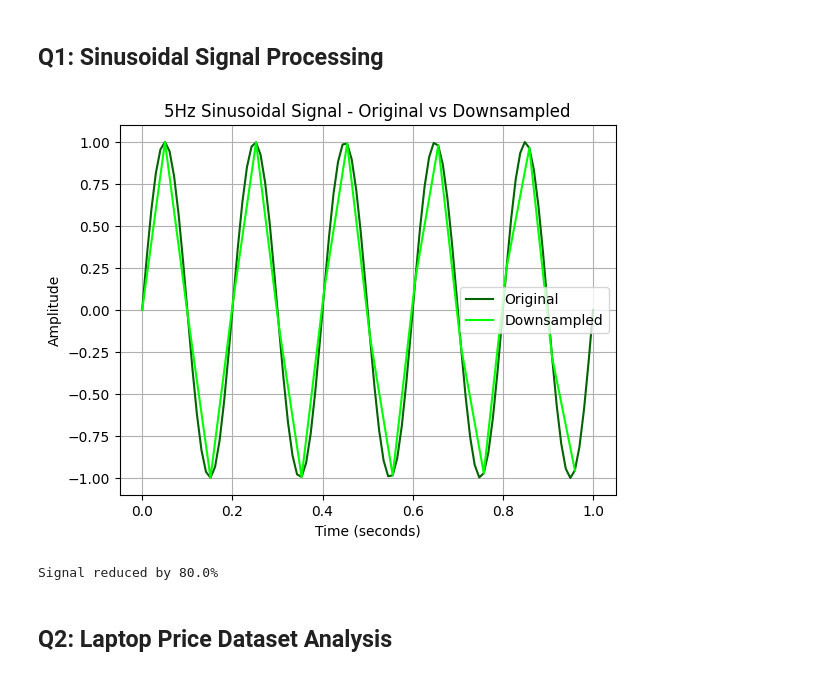
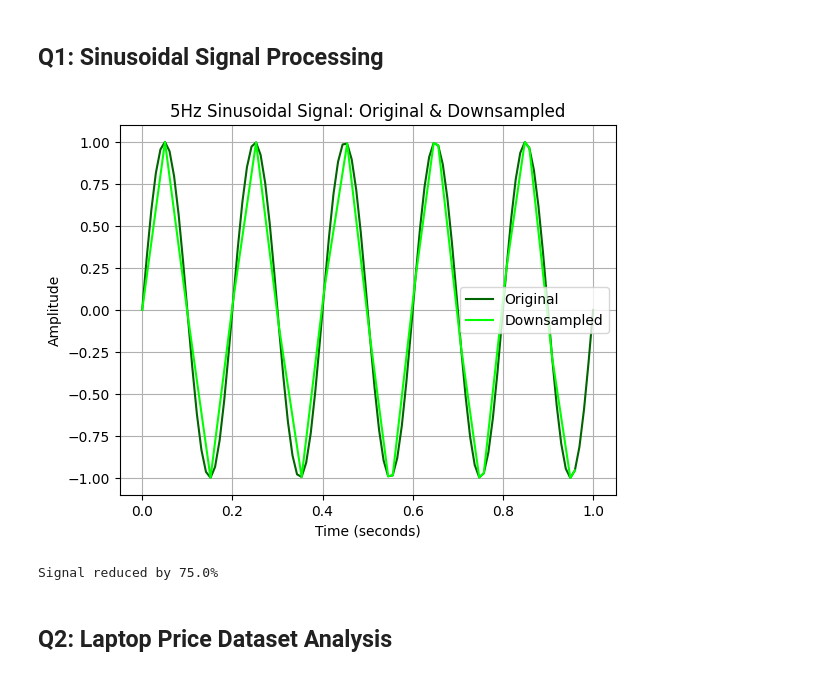
Before and after one commit to SagiHai/First_repository, a Jupyter notebook: miniproject1.ipynb, the cells around one changed output. Drawn from its saved outputs; the diff is of its cells as text; code cells hidden in the pictures.

```diff
--- a/miniproject1.ipynb
+++ b/miniproject1.ipynb
@@ -105,29 +105,53 @@ Note: you may need to restart the kernel to use updated packages.
 # %%
 import numpy as np
 import matplotlib.pyplot as plt
 
-# Create a signal
-t = np.linspace(0, 1, 100)  # Time: 0 till 1 second
-signal = np.sin(2 * np.pi * 5 * t)  # Signal frequency will be 5Hz
+# function to find and keep the key points of the sinus function
+def downsample_signal(signal, t):
+    # list of min and max points
+    important_points = []
 
-new_signal = signal[::5]  # Takes every 5th point
-t_new = t[::5]
 
-# My graphic representation:
+    for i in range(1, len(signal)-1):
+        # if its a maximum point
+        if signal[i] > signal[i-1] and signal[i] > signal[i+1]:
+            important_points.append(i)
+        # if it's a minimum point
+        if signal[i] < signal[i-1] and signal[i] < signal[i+1]:
+            important_points.append(i)
+
+    # take every 5th point
+    regular_points = range(0, len(signal), 5)
+
+    # uniting all of the points
+    all_points = list(set(important_points + list(regular_points)))
+    all_points.sort()
+
+    return t[all_points], signal[all_points]
+
+# creating original signal
+t = np.linspace(0, 1, 100)
+signal = np.sin(2 * np.pi * 5 * t)
+
+# creating new signal
+t_new, new_signal = downsample_signal(signal, t)
+
+# Drawing a graph
 plt.plot(t, signal, 'darkgreen', label='Original')
 plt.plot(t_new, new_signal, 'lime', label='Downsampled')
-plt.title('5Hz Sinusoidal Signal - Original vs Downsampled')
+plt.title('5Hz Sinusoidal Signal: Original & Downsampled')
 plt.xlabel('Time (seconds)')
 plt.ylabel('Amplitude')
 plt.grid(True)
 plt.legend()
 plt.show()
 
+# How much smaller is it now?
 reduction = (1 - len(new_signal)/len(signal)) * 100
 print(f"Signal reduced by {reduction:.1f}%")
 # %% [output]
-[figure, old version]
+[figure, new version]
-Signal reduced by 80.0%
+Signal reduced by 75.0%
 # %% [markdown]
 ## Q2: Laptop Price Dataset Analysis
 # %% [markdown]
```
